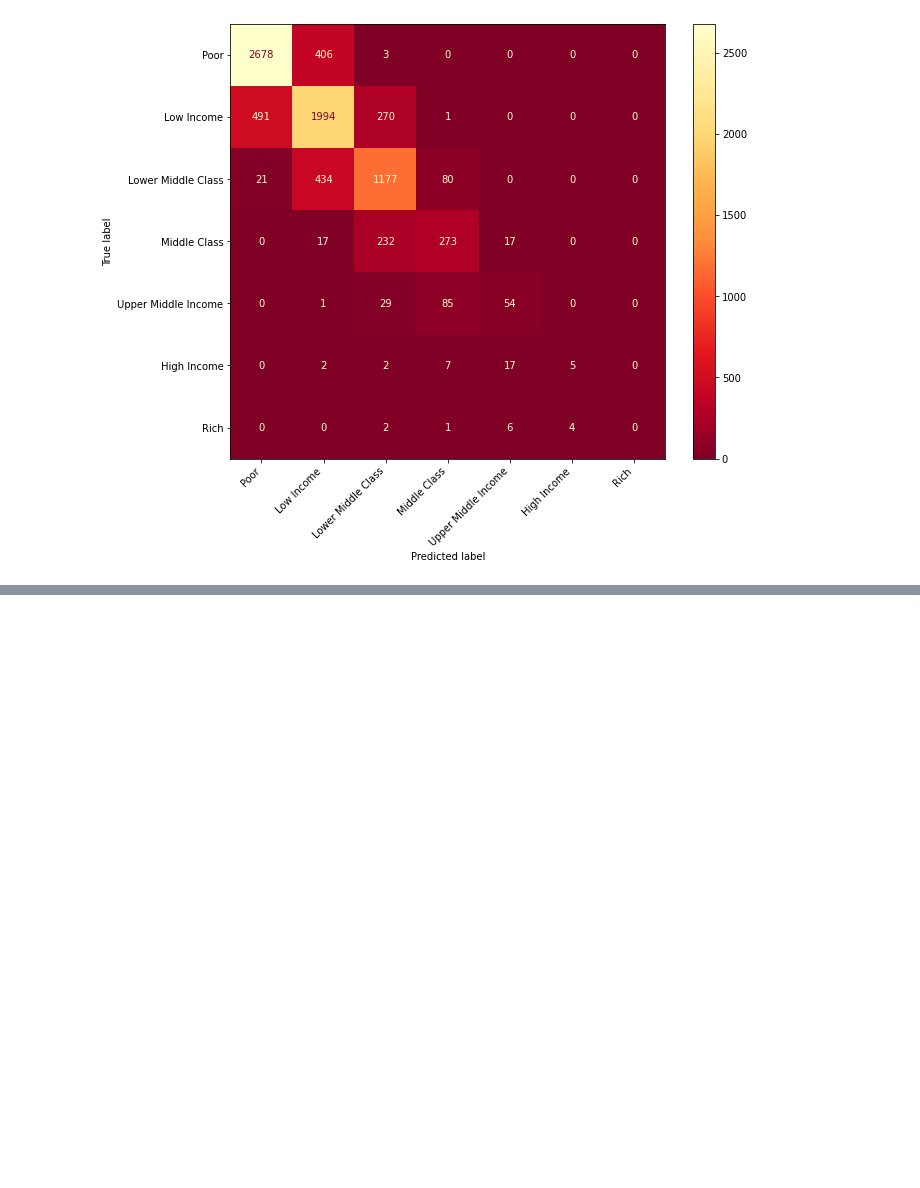
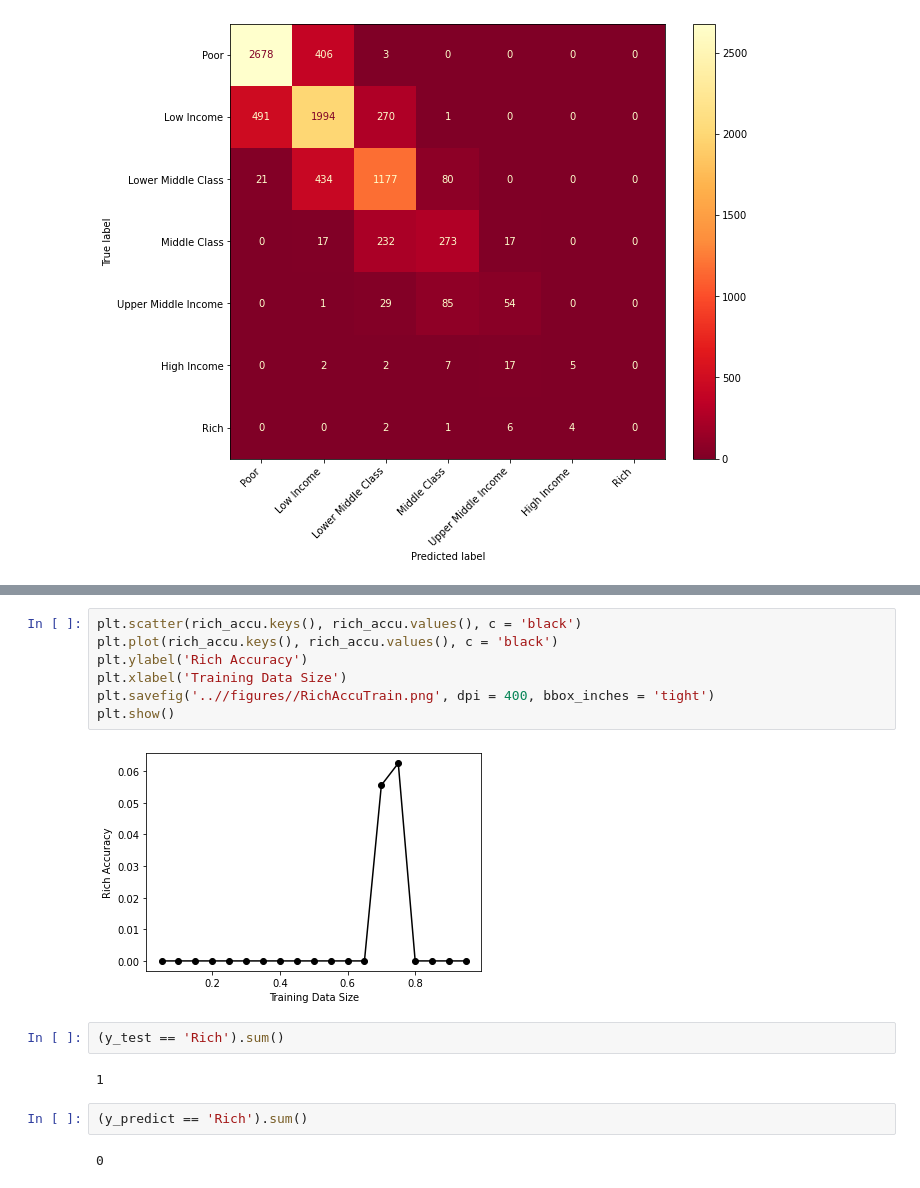
Before and after one commit to xxtofff/App_Physics_157, a Jupyter notebook: Coding Project/codes/Family Income and Expenditures.ipynb, the cells around one changed output, grey strips where cells are left out. Cells and saved outputs as stored; diff of their text form; blank space fills up the shorter version.

```diff
--- a/Coding Project/codes/Family Income and Expenditures.ipynb
+++ b/Coding Project/codes/Family Income and Expenditures.ipynb
@@ -222,0 +293,17 @@ plt.show()
+# %%
+plt.scatter(rich_accu.keys(), rich_accu.values(), c = 'black')
+plt.plot(rich_accu.keys(), rich_accu.values(), c = 'black')
+plt.ylabel('Rich Accuracy')
+plt.xlabel('Training Data Size')
+plt.savefig('..//figures//RichAccuTrain.png', dpi = 400, bbox_inches = 'tight')
+plt.show()
+# %% [output]
+[figure, added]
+# %%
+(y_test == 'Rich').sum()
+# %% [output]
+1
+# %%
+(y_predict == 'Rich').sum()
+# %% [output]
+0
```
Also changed, not shown: parts of 13 cells of this notebook, 7 other files.
